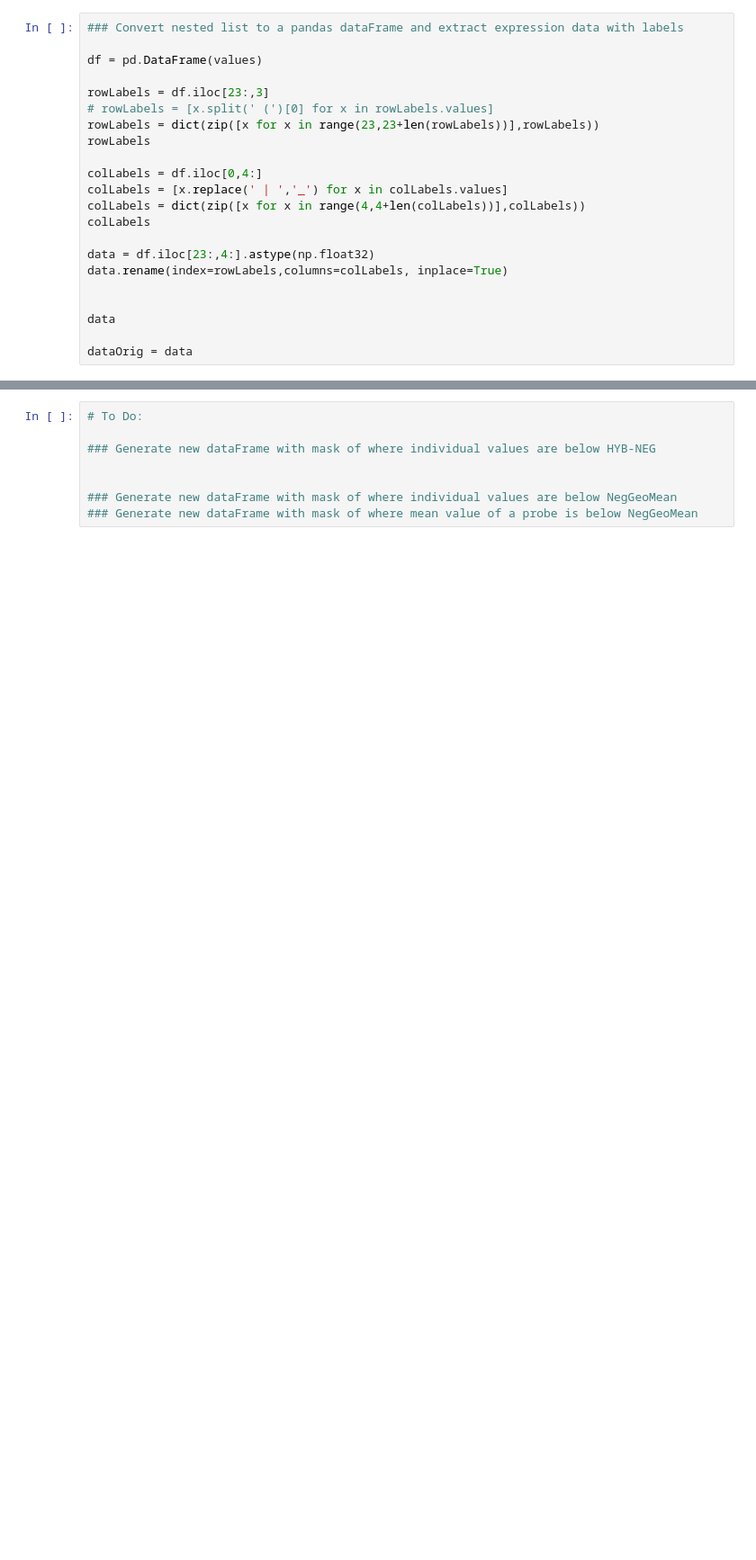
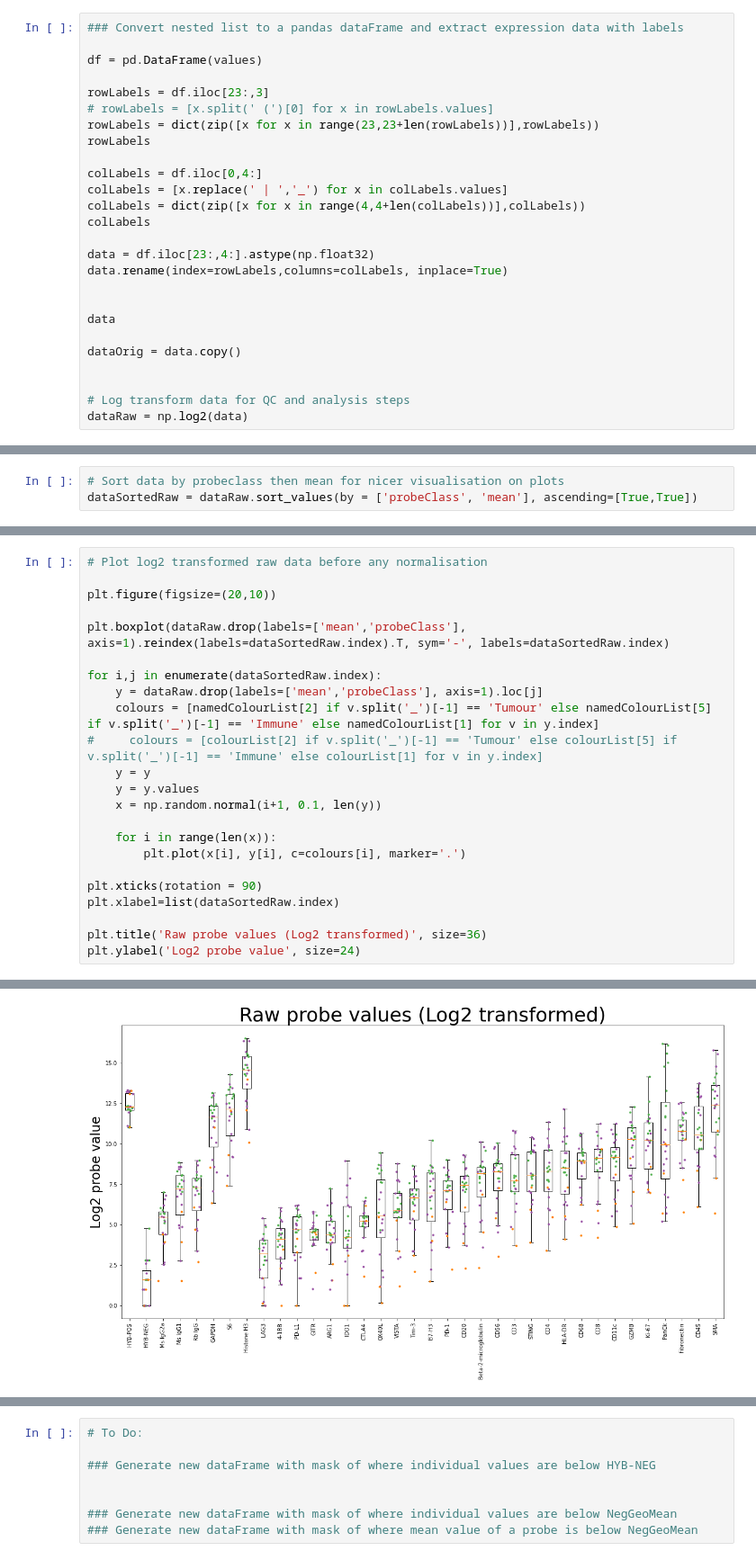
Before and after one commit to kyleupton/NanoString, a Jupyter notebook: DSP_nCounter_Protein_QC.ipynb, the cells around one changed output, grey strips where cells are left out. Shown at 90% size. Cells and saved outputs as stored; diff of their text form; blank space fills up the shorter version.

```diff
--- a/DSP_nCounter_Protein_QC.ipynb
+++ b/DSP_nCounter_Protein_QC.ipynb
@@ -39,4 +41,8 @@ data.rename(index=rowLabels,columns=colLabels, inplace=True)
 
 data
 
-dataOrig = data
+dataOrig = data.copy()
+
+
+# Log transform data for QC and analysis steps
+dataRaw = np.log2(data)
@@ -141,0 +150,3 @@ surfArea = sampleInfo.loc['AOI surface area']#.values.flatten()
+# %%
+# Sort data by probeclass then mean for nicer visualisation on plots
+dataSortedRaw = dataRaw.sort_values(by = ['probeClass', 'mean'], ascending=[True,True])
@@ -141,0 +183,24 @@ surfArea = sampleInfo.loc['AOI surface area']#.values.flatten()
+# %%
+# Plot log2 transformed raw data before any normalisation
+
+plt.figure(figsize=(20,10))
+
+plt.boxplot(dataRaw.drop(labels=['mean','probeClass'], axis=1).reindex(labels=dataSortedRaw.index).T, sym='-', labels=dataSortedRaw.index)
+
+for i,j in enumerate(dataSortedRaw.index):
+    y = dataRaw.drop(labels=['mean','probeClass'], axis=1).loc[j]
+    colours = [namedColourList[2] if v.split('_')[-1] == 'Tumour' else namedColourList[5] if v.split('_')[-1] == 'Immune' else namedColourList[1] for v in y.index]
+#     colours = [colourList[2] if v.split('_')[-1] == 'Tumour' else colourList[5] if v.split('_')[-1] == 'Immune' else colourList[1] for v in y.index]
+    y = y
+    y = y.values
+    x = np.random.normal(i+1, 0.1, len(y))
+
+    for i in range(len(x)):
+        plt.plot(x[i], y[i], c=colours[i], marker='.')
+
+plt.xticks(rotation = 90)
+plt.xlabel=list(dataSortedRaw.index)
+
+plt.title('Raw probe values (Log2 transformed)', size=36)
+plt.ylabel('Log2 probe value', size=24)
+# %% [output]
@@ -141,0 +208 @@ surfArea = sampleInfo.loc['AOI surface area']#.values.flatten()
+[figure, added]
```
Also changed, not shown: parts of 74 cells of this notebook.
